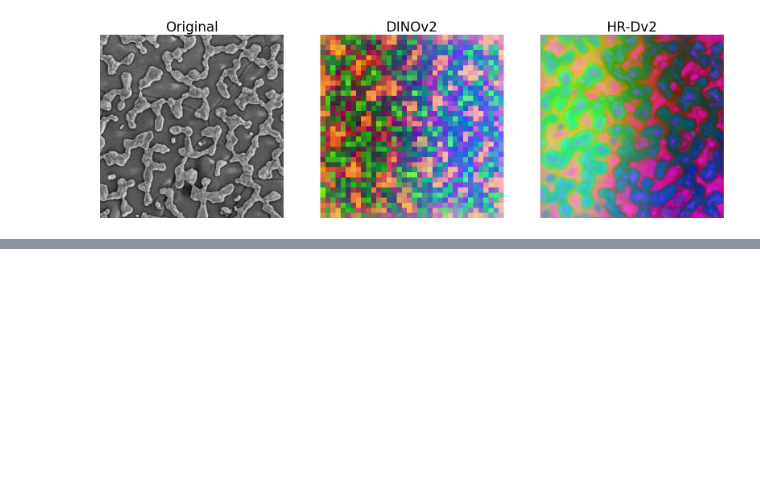
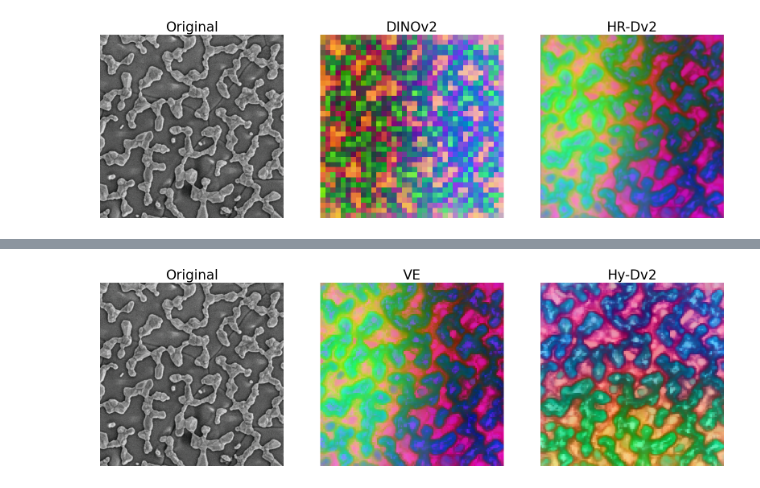
Before and after one commit to tldr-group/HR-Dv2, a Jupyter notebook: notebooks/microstructure.ipynb, the cells around one changed output, grey strips where cells are left out. Drawn from its saved outputs; the diff is of its cells as text; code cells hidden in the pictures; blank space fills up the shorter version.

Commit message:
flip transforms added and correction of ve added to notebook

```diff
--- a/notebooks/microstructure.ipynb
+++ b/notebooks/microstructure.ipynb
@@ -95,0 +96,8 @@ plt.imshow( (clusters.reshape(H, W, 1)))
+# %%
+net.set_transforms([], [])
+ve_feats, _ = net.forward(sofc_tensor)
+
+flip_fwd, flip_inv =tr.get_flip_transforms()
+print(flip_fwd, flip_inv)
+net.set_transforms(flip_fwd, flip_inv)
+gradient_fixed_feats, _ = net.forward(sofc_tensor)
@@ -95,0 +111,31 @@ plt.imshow( (clusters.reshape(H, W, 1)))
+# %%
+feat_arr_fixed, feat_arr_ve = tr.to_numpy(gradient_fixed_feats), tr.to_numpy(ve_feats)
+feat_arr_ve = feat_arr_ve.reshape((net.feat_dim, H * W))
+feat_arr_ve = feat_arr_ve.T
+feat_arr_fixed = feat_arr_fixed.reshape((net.feat_dim, H * W))
+feat_arr_fixed = feat_arr_fixed.T
+
+fig, axs = plt.subplots(ncols=3, nrows=1)
+fig.set_size_inches(20, 12)
+
+axs[0].imshow(sofc_img)
+axs[0].set_title("Original", fontsize=24)
+axs[0].set_axis_off()
+
+titles = ["VE", "Hy-Dv2"]
+
+pcas: List[np.ndarray] = []
+features = [feat_arr_ve, feat_arr_fixed]
+i = 0
+for arr, shapes in zip(features, [(H, W, 3), (H, W, 3)]): # was (H, W, 3)
+    feat_pca = do_single_pca(arr)
+    rescale_feat_pca = rescale_pca(feat_pca)
+    pcas.append(feat_pca)
+
+    ax = axs[i  + 1]
+    ax.imshow(rescale_feat_pca.reshape(shapes)[:, :, :])
+    ax.set_title(titles[i], fontsize=24)
+    ax.set_axis_off()
+    i += 1
+# %% [output]
+[figure, added]
```
Also changed, not shown: parts of 2 cells of this notebook, 1 other file.
